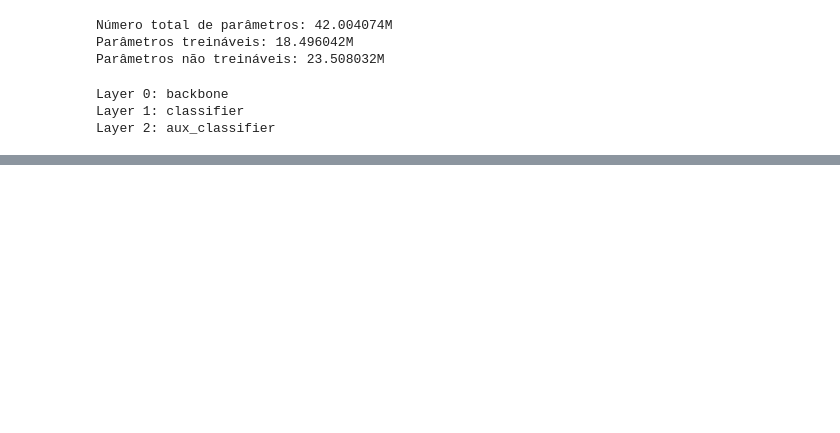
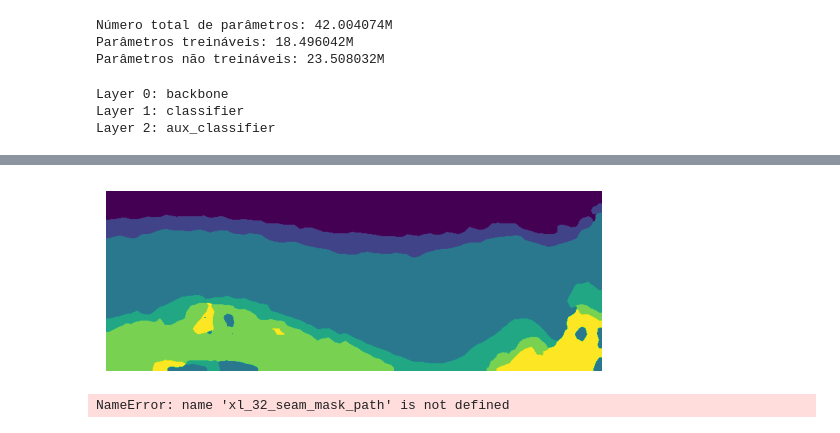
Before and after one commit to viniciuslsoares/Seismic-Byol, a Jupyter notebook: plots.ipynb, the cells around one changed output, grey strips where cells are left out. Drawn from its saved outputs; the diff is of its cells as text; code cells hidden in the pictures; blank space fills up the shorter version.

```diff
--- a/plots.ipynb
+++ b/plots.ipynb
@@ -182,0 +247,36 @@ fig.show()
+# %%
+import_name = 'pretreino_COCO_f3_10%'
+
+checkpoint_filename = f'saves/models/Byol_{import_name}.ckpt'
+
+# downstream_model = dlv3.DeepLabV3Model.load_from_checkpoint(checkpoint_filename).to('cpu')
+
+model = models.deeplabv3_resnet50(weights='COCO_WITH_VOC_LABELS_V1').backbone
+downstream_model = SegmentationModel.load_from_checkpoint(checkpoint_filename,
+                                                          backbone=model,
+                                                          ).to('cpu')
+
+il_f3_data_tensor = torch.tensor(il_f3_image).unsqueeze(0).permute(0, 3, 1, 2).float()
+
+downstream_model.eval()
+out = downstream_model(il_f3_data_tensor).argmax(dim=1).squeeze().numpy()
+
+plt.imshow(out)
+plt.axis('off')
+plt.show()
+# %% [output]
+[figure, added]
+# %%
+
+xl_seam_data_path = 'data/seam_ai/images/test/xl_10.tif'
+xl_seam_mask_path = 'data/seam_ai/annotations/test/xl_10.png'
+
+xl_seam_image = tiff.imread(xl_seam_data_path)
+xl_seam_mask = np.array(Image.open(xl_32_seam_mask_path))
+
+# Plot the image
+plt.imshow(il_32_seam_mask)
+plt.axis('off')
+plt.show()
+# %% [output]
+NameError: name 'xl_32_seam_mask_path' is not defined
```
Also changed, not shown: parts of 8 cells of this notebook, 7 other files.
